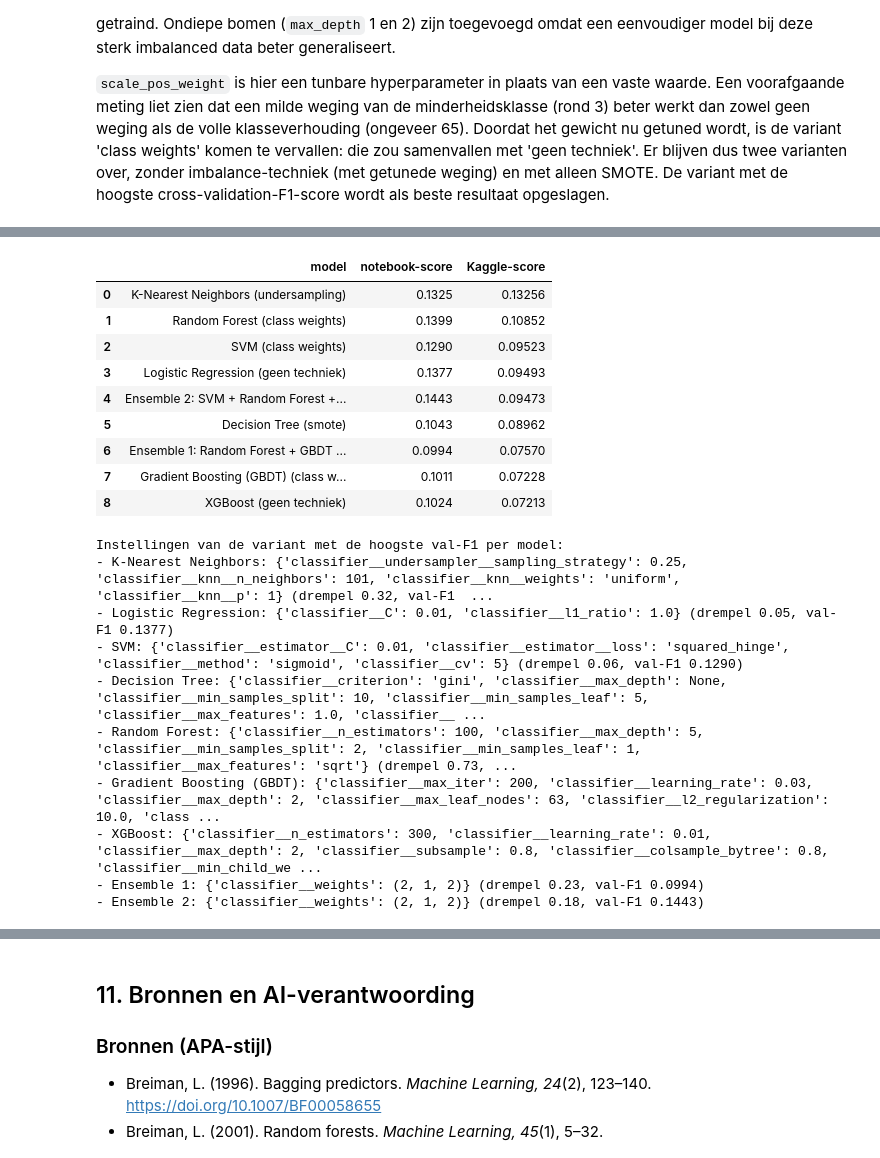
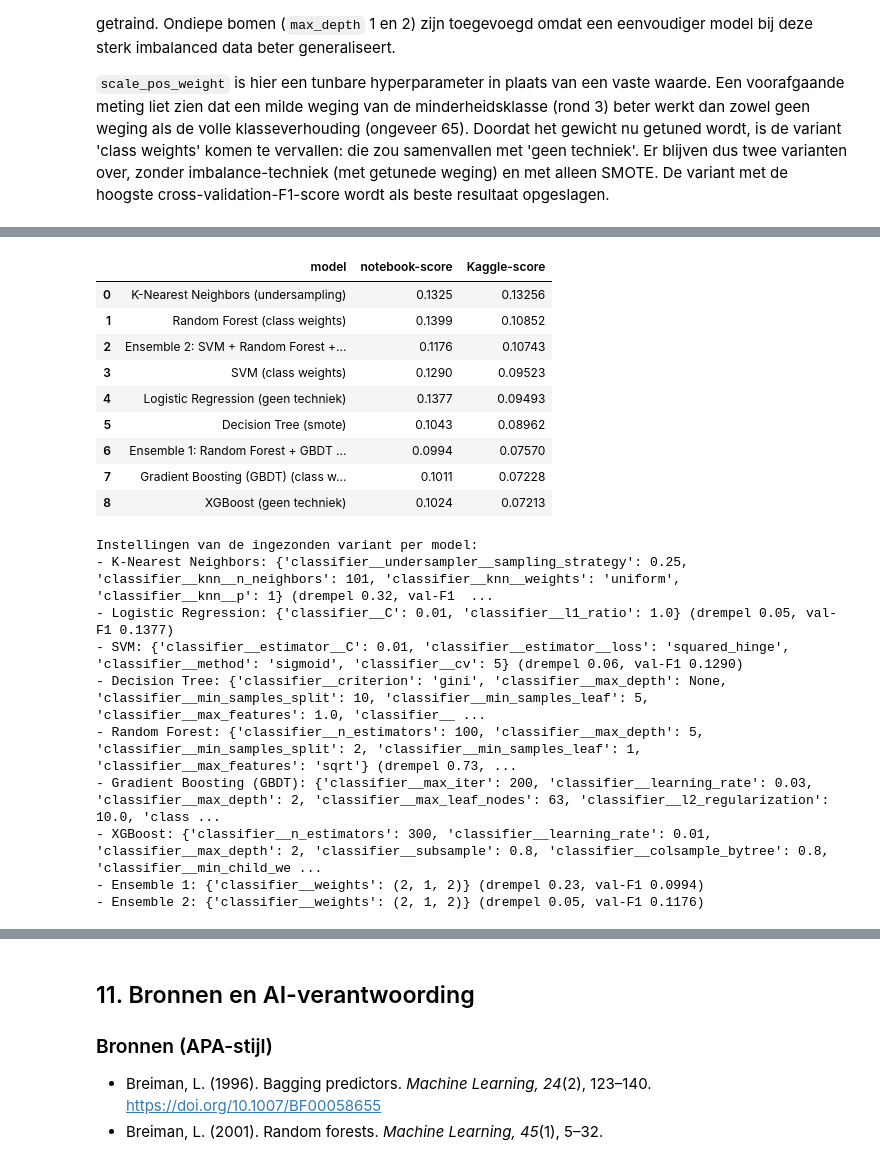
Before and after one commit to Artheriax/Machine-learning-3, a Jupyter notebook: Merged/Main.ipynb, the cells around one changed output, grey strips where cells are left out. Drawn from its saved outputs; the diff is of its cells as text; code cells hidden in the pictures.

```diff
--- a/Merged/Main.ipynb
+++ b/Merged/Main.ipynb
@@ -2129,12 +2032,21 @@ ensemble_params = {
 # Geen SMOTE op ensembleniveau: ieder basismodel gebruikt al de
 # imbalance-instelling die voor dat model het beste werkte. SMOTE hier
 # nogmaals toepassen zou de minderheidsklasse dubbel compenseren.
+# Het gewicht van ieder basismodel is de enige vrije hyperparameter en er
+# zijn maar zeven combinaties. Die rekenen we daarom alle zeven door met
+# Optuna's GridSampler; de TPE-sampler zit de eerste tien trials nog in de
+# opstartfase en zou in zeven trials niet elke combinatie aan bod laten komen.
+ensemble_grid_sampler = optuna.samplers.GridSampler({
+    'classifier__weights__choice': list(
+        range(len(ensemble_params['classifier__weights'])))
+})
 ens_resultaten = train_en_evalueer(
     model=ensemble_model,
     param_grid=ensemble_params,
     naam='Zelf samengesteld ensemble',
     use_smote=False,
-    n_trials=7,
-    patience=3
+    n_trials=len(ensemble_params['classifier__weights']),
+    patience=len(ensemble_params['classifier__weights']),
+    sampler=ensemble_grid_sampler
 )
 # %% [output]
@@ -2315,8 +2250,9 @@ moet het worden getest op nieuwe data uit de eigen instelling. Ook moeten artsen
 welke verhouding tussen gemiste strokes en valse meldingen acceptabel is. Het model kan een
 arts ondersteunen, maar mag een diagnose niet vervangen.
 # %%
-# `kies_val_winnaar_resultaat` is gedefinieerd in sectie 8 en wordt hier
-# hergebruikt, zodat de selectie van de beste variant maar op één plek staat.
+# `kies_beste_variant` (sectie 5) kiest de variant op CV-F1 en wordt gebruikt
+# voor de modelvergelijking; `kies_ingezonden_variant` hieronder kiest de
+# variant die we daadwerkelijk inzenden. Zo staat elke selectie op één plek.
 
 
 def techniek_label(resultaat: dict) -> str:
@@ -2327,7 +2263,7 @@ def techniek_label(resultaat: dict) -> str:
             .lower())
 
 
-# Alle individuele modellen met hun beste variant (op val-F1).
+# Alle individuele modellen met hun resultaten uit sectie 6.
 individuele_modellen = [
     ('K-Nearest Neighbors', knn_resultaten),
     ('Logistic Regression', logreg_resultaten),
@@ -2342,10 +2278,32 @@ individuele_modellen = [
 kaggle_per_model = {rij['model'].lower(): rij['Kaggle-score']
                     for _, rij in resultaten_tabel.iterrows()}
 
+
+def kies_ingezonden_variant(model_naam: str, resultaat: dict) -> dict:
+    """Kies de variant die we voor dit model inzenden.
+
+    Dat is de variant die in `resultaten_tabel` (sectie 4) de hoogste
+    Kaggle-score heeft, dus de variant die het beste presteert op de officiële
+    competitiemetriek. De CV-F1-keuze uit sectie 5 blijft de vergelijking
+    tijdens het tunen. Heeft nog geen enkele variant van dit model een
+    leaderboardscore, dan valt de functie daarop terug.
+    """
+    kandidaten = {
+        f"{model_naam} ({techniek_label(variant)})".lower(): variant
+        for variant in resultaat['alle_techniek_resultaten']
+    }
+    gescoord = [(kaggle_per_model[label], variant)
+                for label, variant in kandidaten.items()
+                if pd.notna(kaggle_per_model.get(label))]
+    if not gescoord:
+        return kies_beste_variant(resultaat['alle_techniek_resultaten'])
+    return max(gescoord, key=lambda paar: paar[0])[1]
+
+
 # Eindtabel in het vaste teamformat: model | notebook-score | Kaggle-score.
 rijen = []
 for model_naam, resultaat in individuele_modellen:
-    winnaar = kies_val_winnaar_resultaat(resultaat)
+    winnaar = kies_ingezonden_variant(model_naam, resultaat)
     label = f"{model_naam} ({techniek_label(winnaar)})"
     rijen.append([label, round(winnaar['val_f1'], 4),
                   kaggle_per_model.get(label.lower())])
@@ -2353,43 +2311,43 @@ for label, resultaat in [
     ('Ensemble 1: Random Forest + GBDT + XGBoost', ens_resultaten),
     ('Ensemble 2: SVM + Random Forest + Logistic Regression', tweede_ens_resultaten),
 ]:
     rijen.append([label, round(resultaat['val_f1'], 4),
                   kaggle_per_model.get(label.lower())])
 
 eindresultaten = pd.DataFrame(
     rijen, columns=['model', 'notebook-score', 'Kaggle-score'])
 
 # Sorteer op de Kaggle-score (het einddoel); nog niet ingediende modellen onderaan.
 eindresultaten['Kaggle-score'] = pd.to_numeric(
     eindresultaten['Kaggle-score'], errors='coerce')
 eindresultaten = eindresultaten.sort_values(
     'Kaggle-score', ascending=False, na_position='last').reset_index(drop=True)
 
 weergave = eindresultaten.copy()
 weergave['Kaggle-score'] = weergave['Kaggle-score'].fillna('— (nog niet ingediend)')
 display(weergave)
 
-print('\nInstellingen van de variant met de hoogste val-F1 per model:')
+print('\nInstellingen van de ingezonden variant per model:')
 for model_naam, resultaat in individuele_modellen:
-    winnaar = kies_val_winnaar_resultaat(resultaat)
+    winnaar = kies_ingezonden_variant(model_naam, resultaat)
     print(f"- {model_naam}: {winnaar['beste_params']} "
           f"(drempel {winnaar['threshold']:.2f}, val-F1 {winnaar['val_f1']:.4f})")
 for label, resultaat in [('Ensemble 1', ens_resultaten),
                          ('Ensemble 2', tweede_ens_resultaten)]:
     print(f"- {label}: {resultaat['beste_params']} "
           f"(drempel {resultaat['threshold']:.2f}, val-F1 {resultaat['val_f1']:.4f})")
 # %% [output]
 |  | model | notebook-score | Kaggle-score |
 | 0 | K-Nearest Neighbors (undersampling) | 0.1325 | 0.13256 |
 | 1 | Random Forest (class weights) | 0.1399 | 0.10852 |
-| 2 | SVM (class weights) | 0.1290 | 0.09523 |
-| 3 | Logistic Regression (geen techniek) | 0.1377 | 0.09493 |
-| 4 | Ensemble 2: SVM + Random Forest +... | 0.1443 | 0.09473 |
+| 2 | Ensemble 2: SVM + Random Forest +... | 0.1176 | 0.10743 |
+| 3 | SVM (class weights) | 0.1290 | 0.09523 |
+| 4 | Logistic Regression (geen techniek) | 0.1377 | 0.09493 |
 | 5 | Decision Tree (smote) | 0.1043 | 0.08962 |
 | 6 | Ensemble 1: Random Forest + GBDT ... | 0.0994 | 0.07570 |
 | 7 | Gradient Boosting (GBDT) (class w... | 0.1011 | 0.07228 |
 | 8 | XGBoost (geen techniek) | 0.1024 | 0.07213 |
-Instellingen van de variant met de hoogste val-F1 per model:
+Instellingen van de ingezonden variant per model:
 - K-Nearest Neighbors: {'classifier__undersampler__sampling_strategy': 0.25, 'classifier__knn__n_neighbors': 101, 'classifier__knn__weights': 'uniform', 'classifier__knn__p': 1} (drempel 0.32, val-F1  ...
 - Logistic Regression: {'classifier__C': 0.01, 'classifier__l1_ratio': 1.0} (drempel 0.05, val-F1 0.1377)
 - SVM: {'classifier__estimator__C': 0.01, 'classifier__estimator__loss': 'squared_hinge', 'classifier__method': 'sigmoid', 'classifier__cv': 5} (drempel 0.06, val-F1 0.1290)
@@ -2398,7 +2356,7 @@ Instellingen van de variant met de hoogste val-F1 per model:
 - Gradient Boosting (GBDT): {'classifier__max_iter': 200, 'classifier__learning_rate': 0.03, 'classifier__max_depth': 2, 'classifier__max_leaf_nodes': 63, 'classifier__l2_regularization': 10.0, 'class ...
 - XGBoost: {'classifier__n_estimators': 300, 'classifier__learning_rate': 0.01, 'classifier__max_depth': 2, 'classifier__subsample': 0.8, 'classifier__colsample_bytree': 0.8, 'classifier__min_child_we ...
 - Ensemble 1: {'classifier__weights': (2, 1, 2)} (drempel 0.23, val-F1 0.0994)
-- Ensemble 2: {'classifier__weights': (2, 1, 2)} (drempel 0.18, val-F1 0.1443)
+- Ensemble 2: {'classifier__weights': (2, 1, 2)} (drempel 0.05, val-F1 0.1176)
 # %% [markdown]
 ## 10. Submissions genereren
 
```
Also changed, not shown: parts of 19 cells of this notebook, 6 other files.
